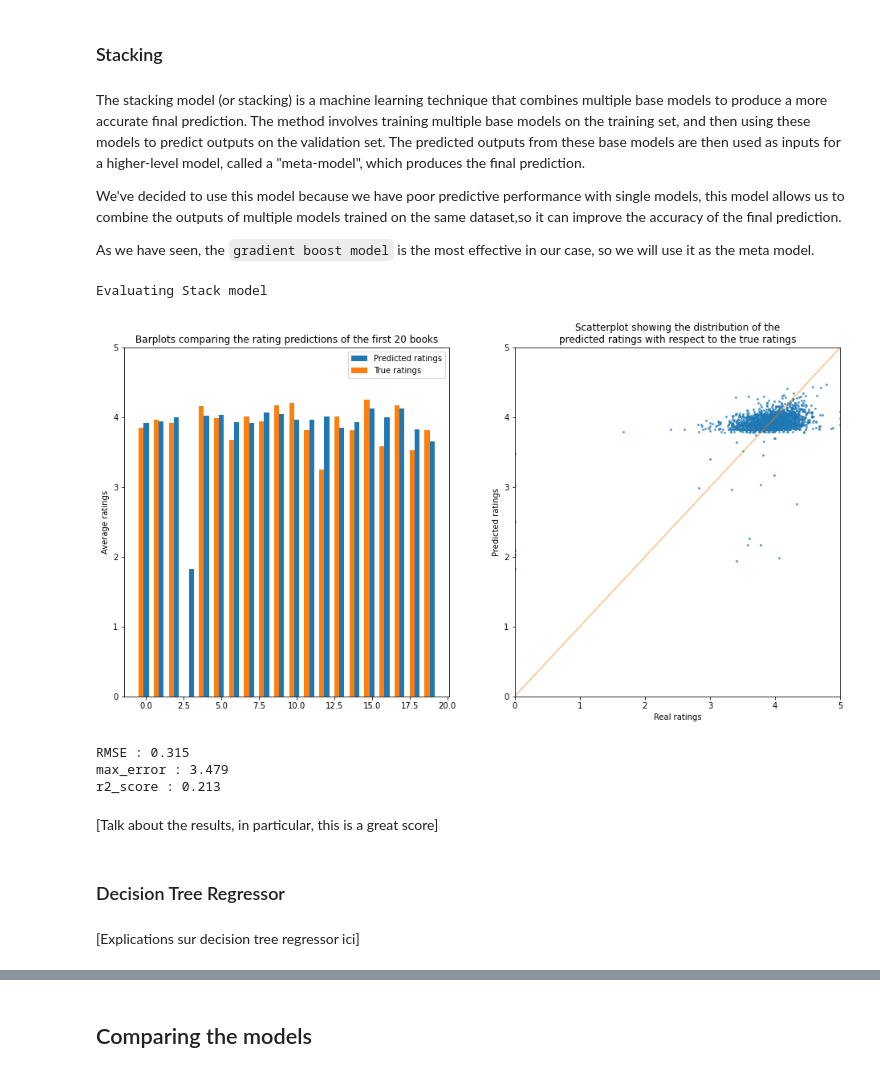
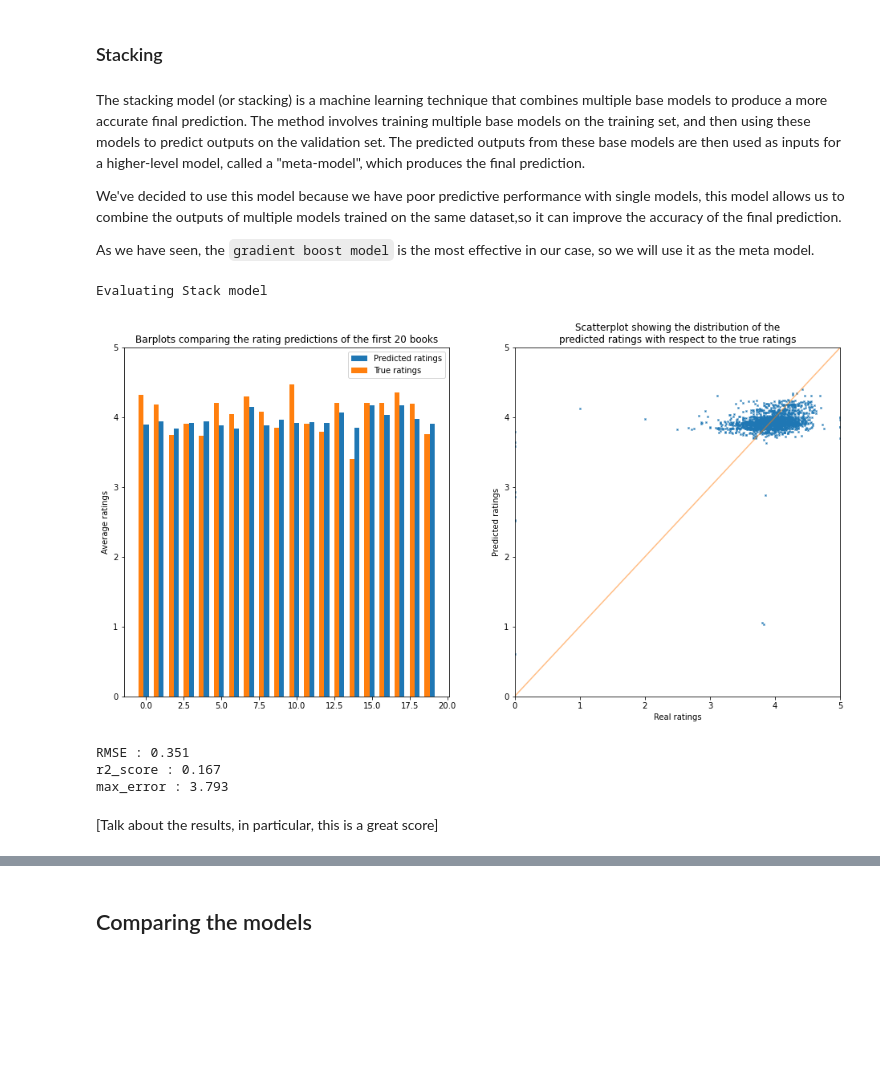
Before and after one commit to Attoumassa/book_rating_prediction_model, a Jupyter notebook: final_notebook.ipynb, the cells around one changed output, grey strips where cells are left out. Cells and saved outputs as stored; diff of their text form; code cells hidden in the pictures; blank space fills up the shorter version.

```diff
--- a/final_notebook.ipynb
+++ b/final_notebook.ipynb
@@ -624,16 +652,0 @@ from sklearn.tree import DecisionTreeRegressor
-# %%
-# Create the base models
-DT_model = DecisionTreeRegressor(max_depth=3, random_state=42)
-LR_model = LinearRegression()
-
-# Create the AdaBoost model using decision trees as the base estimator
-ADA_DT = AdaBoostRegressor(estimator=DT_model, n_estimators=50, learning_rate=1.0, random_state=42)
-ADA_DT.fit(X_train, y_train)
-
-# Create the AdaBoost model using linear regression as the base estimator
-ADA_LR = AdaBoostRegressor(estimator=LR_model, n_estimators=50, learning_rate=1.0, random_state=42)
-ADA_LR.fit(X_train, y_train)
-
-# Make predictions on the test set
-ADA_DT_pred = ADA_DT.predict(X_test)
-ADA_LR_pred = ADA_LR.predict(X_test)
@@ -640,4 +668,6 @@ ADA_LR_pred = ADA_LR.predict(X_test)
 # %%
-ada_dt_eval = evaluate_model(y_test, ADA_DT_pred, "Adaboost with Decision trees")
+ADA_DT_eval = evaluate_model(y_test, ADA_DT_pred, "Adaboost with Decision trees")
+
+all_evaluations.loc["Adaboost Decision Tree"] = ADA_DT_eval.values()
 # %% [output]
 Evaluating Adaboost with Decision trees model
@@ -648,4 +678,6 @@ r2_score : 0.091
 # %%
-ada_lr_eval = evaluate_model(y_test, ADA_LR_pred, "Adaboost with Linear Regression")
+ADA_LR_eval = evaluate_model(y_test, ADA_LR_pred, "Adaboost with Linear Regression")
+
+all_evaluations.loc["Adaboost Linear Regression"] = ADA_LR_eval.values()
 # %% [output]
 Evaluating Adaboost with Linear Regression model
@@ -658,7 +690,8 @@ r2_score : -0.094
 # %% [markdown]
 ### Stacking
 # %% [markdown]
-The stacking model (or stacking) is a machine learning technique that combines multiple base models to produce a more accurate final prediction. The method involves training multiple base models on the training set, and then using these models to predict outputs on the validation set. The predicted outputs from these base models are then used as inputs for a higher-level model, called a "meta-model", which produces the final prediction.
+The stacking model (or stacking) is a machine learning technique that combines multiple base models to produce a more accurate final
+prediction. The method involves training multiple base models on the training set, and then using these models to predict outputs on the validation set. The predicted outputs from these base models are then used as inputs for a higher-level model, called a "meta-model", which produces the final prediction.
 
 We've decided to use this model because we have poor predictive performance with single models, this model allows us to combine the outputs of multiple models trained on the same dataset,so it can improve the accuracy of the final prediction.
 
@@ -677,7 +708,8 @@ model4 = KNeighborsRegressor(n_neighbors=5)
 meta_model = GradientBoostingRegressor(n_estimators=100, random_state=42)
 # %%
 stack = StackingCVRegressor(
-    regressors=(model1, model2, model3, model4),
+#    regressors=(model1, model2, model3, model4),
+    regressors=(DT_model, RF_model, GB_model),
     meta_regressor=meta_model,
     cv=5,
     shuffle=True,
@@ -687,16 +719,14 @@ stack = StackingCVRegressor(
 stack.fit(X_train, y_train)
 stack_predict = stack.predict(X_test)
 # %%
-stack_eval = evaluate_model(y_test, stack_predict,"Stack")
+stack_eval = evaluate_model(y_test, stack_predict, "Stack")
+
+all_evaluations.loc["Stacking model"] = stack_eval.values()
 # %% [output]
 Evaluating Stack model
-[figure, old version]
+[figure, new version]
-RMSE : 0.315
-max_error : 3.479
-r2_score : 0.213
+RMSE : 0.351
+r2_score : 0.167
+max_error : 3.793
 # %% [markdown]
 [Talk about the results, in particular, this is a great score]
-# %% [markdown]
-### Decision Tree Regressor
-# %% [markdown]
-[Explications sur decision tree regressor ici]
```
Also changed, not shown: parts of 47 cells of this notebook.
